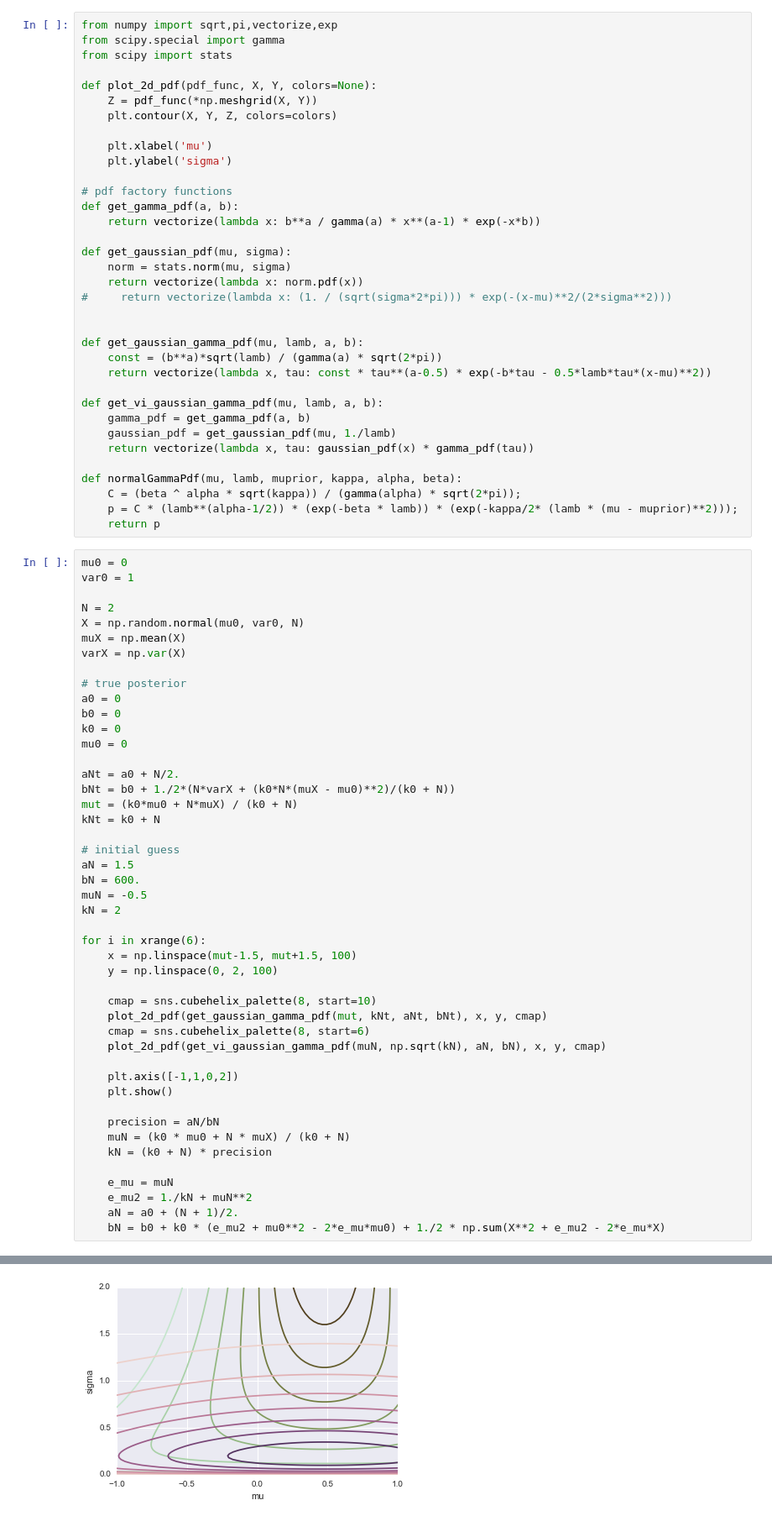
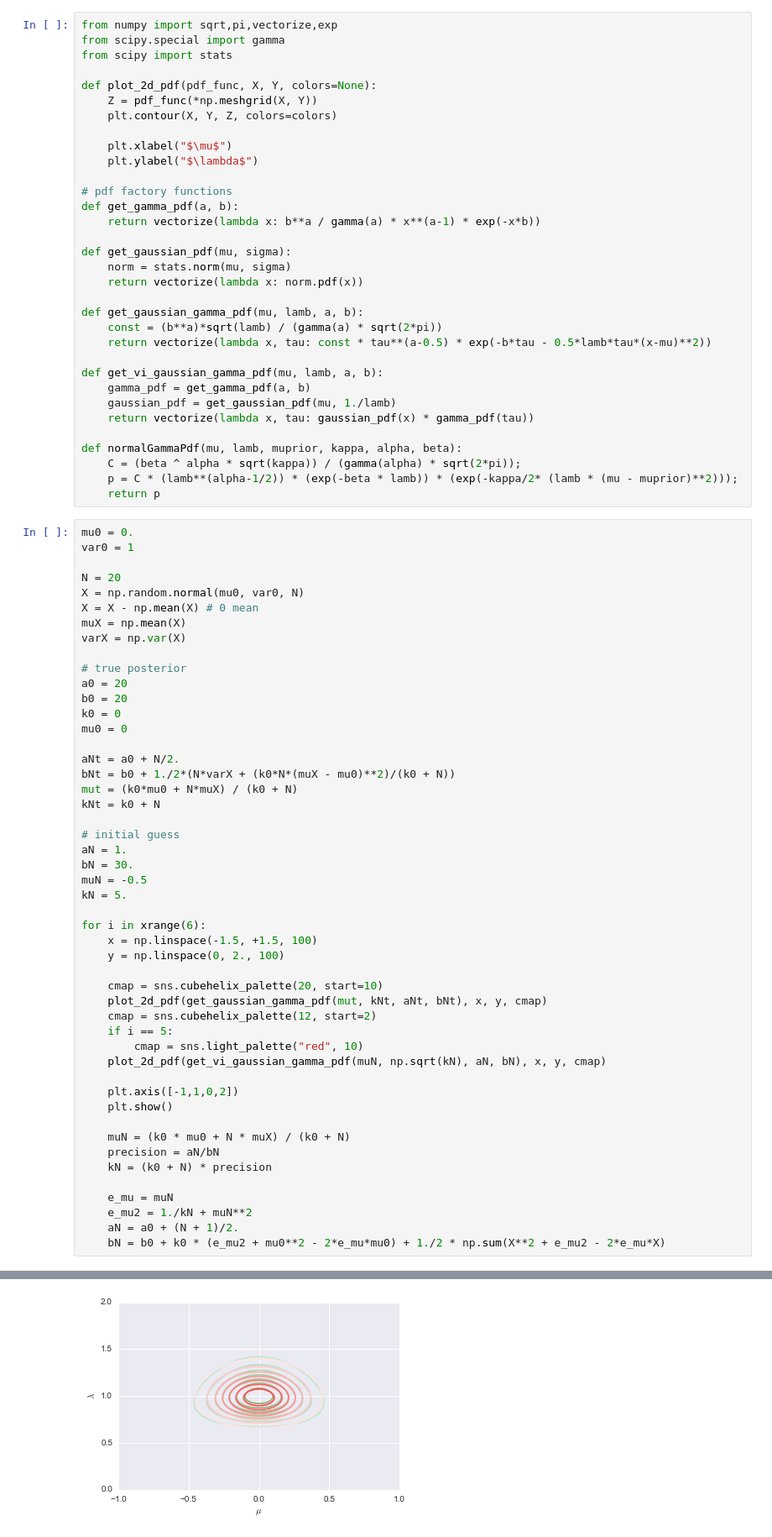
Before and after one commit to bxclib2/kth, a Jupyter notebook: assignment2/assignment2.ipynb, the cells around one changed output, grey strips where cells are left out. Shown: that part at 84% size. Drawn from its saved outputs; the diff is of its cells as text.

```diff
--- a/assignment2/assignment2.ipynb
+++ b/assignment2/assignment2.ipynb
@@ -125,8 +125,8 @@ def plot_2d_pdf(pdf_func, X, Y, colors=None):
     Z = pdf_func(*np.meshgrid(X, Y))
     plt.contour(X, Y, Z, colors=colors)
 
-    plt.xlabel('mu')
-    plt.ylabel('sigma')
+    plt.xlabel("$\mu$")
+    plt.ylabel("$\lambda$")
 
 # pdf factory functions
 def get_gamma_pdf(a, b):
@@ -135,8 +135,6 @@ def get_gamma_pdf(a, b):
 def get_gaussian_pdf(mu, sigma):
     norm = stats.norm(mu, sigma)
     return vectorize(lambda x: norm.pdf(x))
-#     return vectorize(lambda x: (1. / (sqrt(sigma*2*pi))) * exp(-(x-mu)**2/(2*sigma**2)))
-
 
 def get_gaussian_gamma_pdf(mu, lamb, a, b):
     const = (b**a)*sqrt(lamb) / (gamma(a) * sqrt(2*pi))
@@ -152,17 +150,18 @@ def normalGammaPdf(mu, lamb, muprior, kappa, alpha, beta):
     p = C * (lamb**(alpha-1/2)) * (exp(-beta * lamb)) * (exp(-kappa/2* (lamb * (mu - muprior)**2)));
     return p
 # %%
-mu0 = 0
+mu0 = 0.
 var0 = 1
 
-N = 2
+N = 20
 X = np.random.normal(mu0, var0, N)
+X = X - np.mean(X) # 0 mean
 muX = np.mean(X)
 varX = np.var(X)
 
 # true posterior
-a0 = 0
-b0 = 0
+a0 = 20
+b0 = 20
 k0 = 0
 mu0 = 0
 
@@ -172,25 +171,27 @@ mut = (k0*mu0 + N*muX) / (k0 + N)
 kNt = k0 + N
 
 # initial guess
-aN = 1.5
-bN = 600.
+aN = 1.
+bN = 30.
 muN = -0.5
-kN = 2
+kN = 5.
 
 for i in xrange(6):
-    x = np.linspace(mut-1.5, mut+1.5, 100)
-    y = np.linspace(0, 2, 100)
+    x = np.linspace(-1.5, +1.5, 100)
+    y = np.linspace(0, 2., 100)
 
-    cmap = sns.cubehelix_palette(8, start=10)
+    cmap = sns.cubehelix_palette(20, start=10)
     plot_2d_pdf(get_gaussian_gamma_pdf(mut, kNt, aNt, bNt), x, y, cmap)
-    cmap = sns.cubehelix_palette(8, start=6)
+    cmap = sns.cubehelix_palette(12, start=2)
+    if i == 5:
+        cmap = sns.light_palette("red", 10)
     plot_2d_pdf(get_vi_gaussian_gamma_pdf(muN, np.sqrt(kN), aN, bN), x, y, cmap)
 
     plt.axis([-1,1,0,2])
     plt.show()
 
+    muN = (k0 * mu0 + N * muX) / (k0 + N)
     precision = aN/bN
-    muN = (k0 * mu0 + N * muX) / (k0 + N)
     kN = (k0 + N) * precision
 
     e_mu = muN
@@ -206,2 +207,2 @@ for i in xrange(6):
-[figure, old version]
+[figure, new version]
 # %%
```
Also changed, not shown: parts of 9 cells of this notebook, 24 other files.
